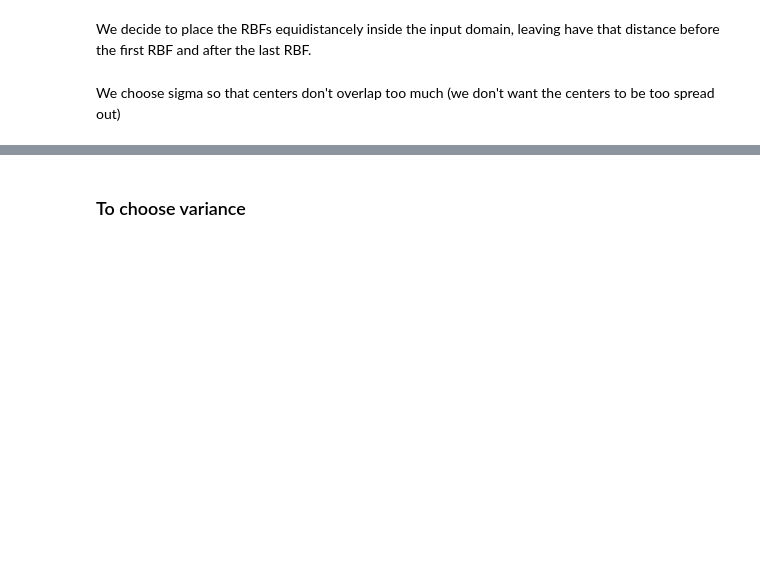
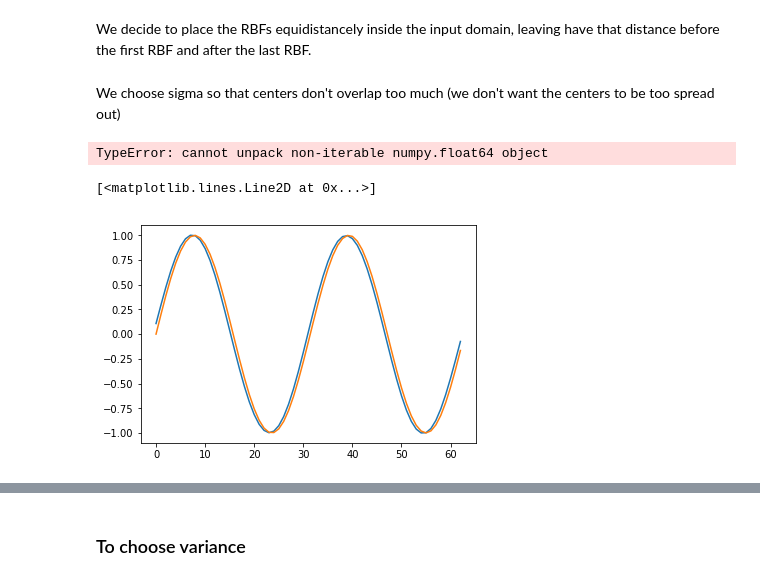
Before and after one commit to vbodell/DD2437, a Jupyter notebook: Lab2/jane.ipynb, the cells around one changed output, grey strips where cells are left out. Drawn from its saved outputs; the diff is of its cells as text; code cells hidden in the pictures; blank space fills up the shorter version.

```diff
--- a/Lab2/jane.ipynb
+++ b/Lab2/jane.ipynb
@@ -119,3 +119,22 @@ def trainRBF(n_RBF, x_train, y_train, x_test, y_test, var_RBF = 1, apply_box_pre
 
 
     #return np.mean(abs(phi.dot(w) - y_train)), np.mean(abs(y_pred - y_test))
+# %%
+n_RBF = 10
+a,b = trainRBF(n_RBF, pattern_train, sin_train, pattern_test, square_test, var_RBF = 1.5, apply_box_pred = True)
+c,d = trainRBF(n_RBF, pattern_train, sin_train, pattern_test, sin_test, var_RBF = 1.5)
+plt.plot(d, label = "sin")
+plt.plot(square_test, label = "true square")
+plt.plot(b, label = "prediction")
+plt.plot()
+a
+# %% [output]
+TypeError: cannot unpack non-iterable numpy.float64 object
+# %%
+n_RBF = 10
+a,b = trainRBF(n_RBF, pattern_train, sin_train, pattern_test, sin_test, var_RBF = 1)
+plt.plot(b)
+plt.plot(sin_test)
+# %% [output]
+[<matplotlib.lines.Line2D at 0x...>]
+[figure, added]
```
Also changed, not shown: parts of 35 cells of this notebook.
